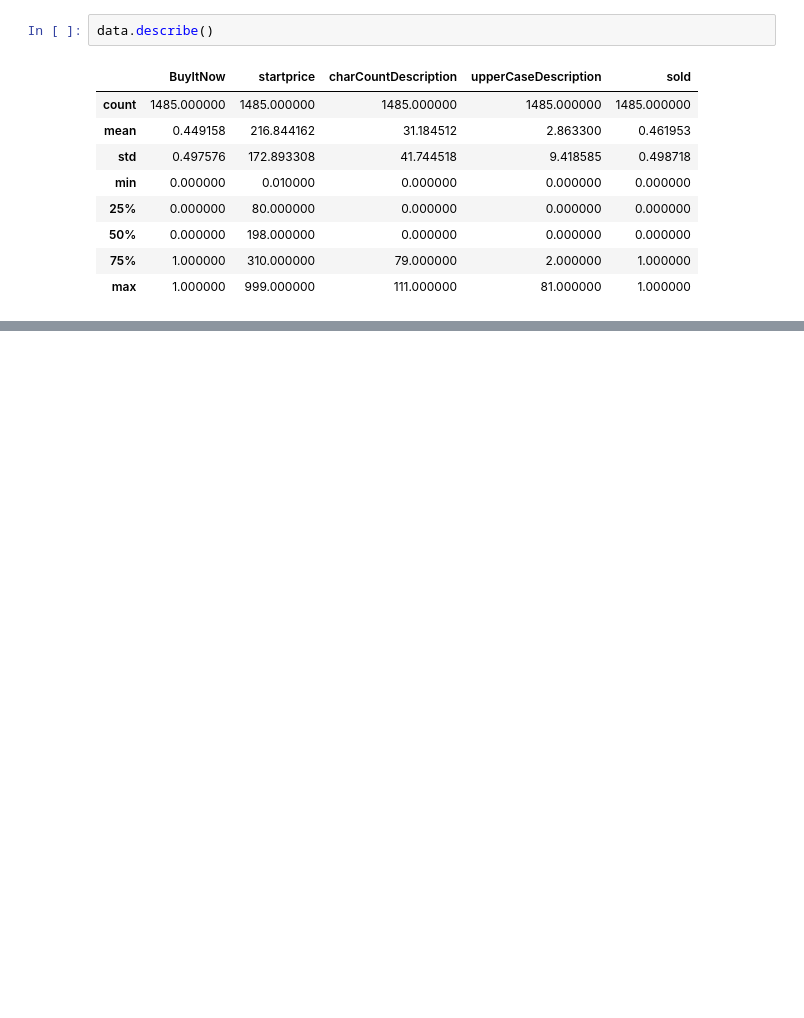
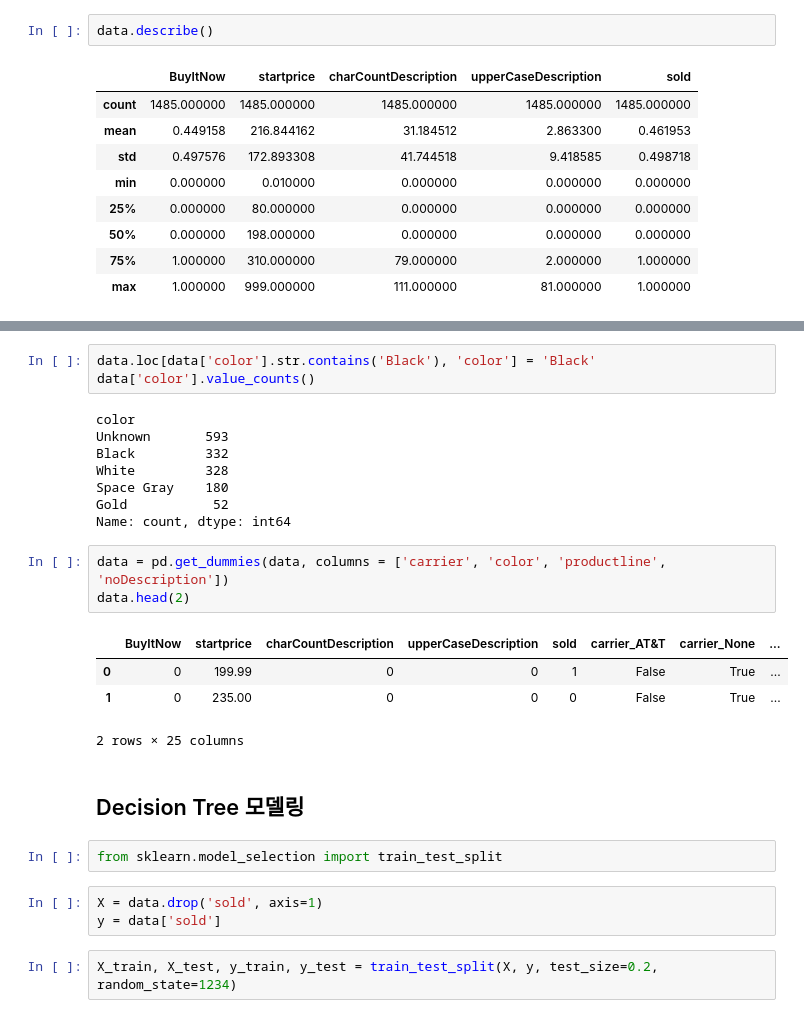
Before and after one commit to sngsuNoh/Ecommerce_Data, a Jupyter notebook: Purchasing_Factor.ipynb, the cells around one changed output, grey strips where cells are left out. Cells and saved outputs as stored; diff of their text form; blank space fills up the shorter version.

```diff
--- a/Purchasing_Factor.ipynb
+++ b/Purchasing_Factor.ipynb
@@ -85,0 +131,28 @@ sns.boxplot(x='productline', y='startprice', data=data)
+# %%
+data.loc[data['color'].str.contains('Black'), 'color'] = 'Black'
+data['color'].value_counts()
+# %% [output]
+color
+Unknown       593
+Black         332
+White         328
+Space Gray    180
+Gold           52
+Name: count, dtype: int64
+# %%
+data = pd.get_dummies(data, columns = ['carrier', 'color', 'productline', 'noDescription'])
+data.head(2)
+# %% [output]
+|  | BuyItNow | startprice | charCountDescription | upperCaseDescription | sold | carrier_AT&T | carrier_None | ... |
+| 0 | 0 | 199.99 | 0 | 0 | 1 | False | True | ... |
+| 1 | 0 | 235.00 | 0 | 0 | 0 | False | True | ... |
+2 rows × 25 columns
+# %% [markdown]
+## Decision Tree 모델링
+# %%
+from sklearn.model_selection import train_test_split
+# %%
+X = data.drop('sold', axis=1)
+y = data['sold']
+# %%
+X_train, X_test, y_train, y_test = train_test_split(X, y, test_size=0.2, random_state=1234)
```
Also changed, not shown: parts of 25 cells of this notebook.
